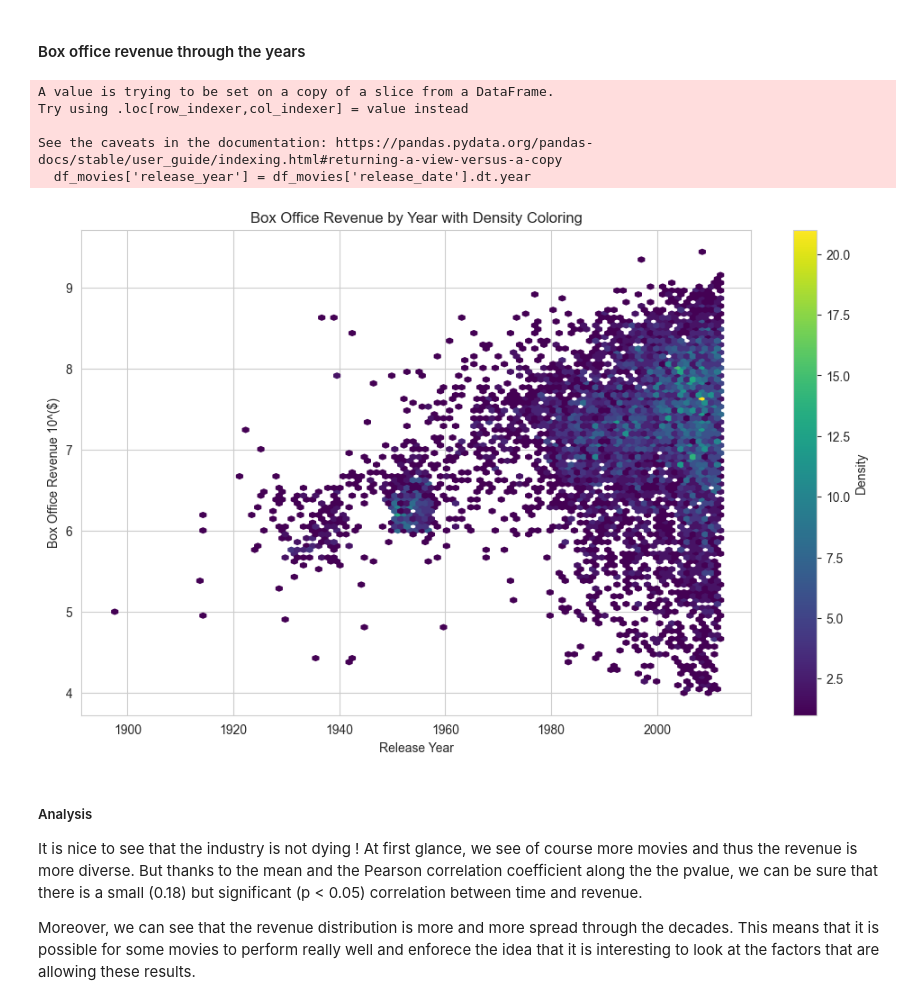
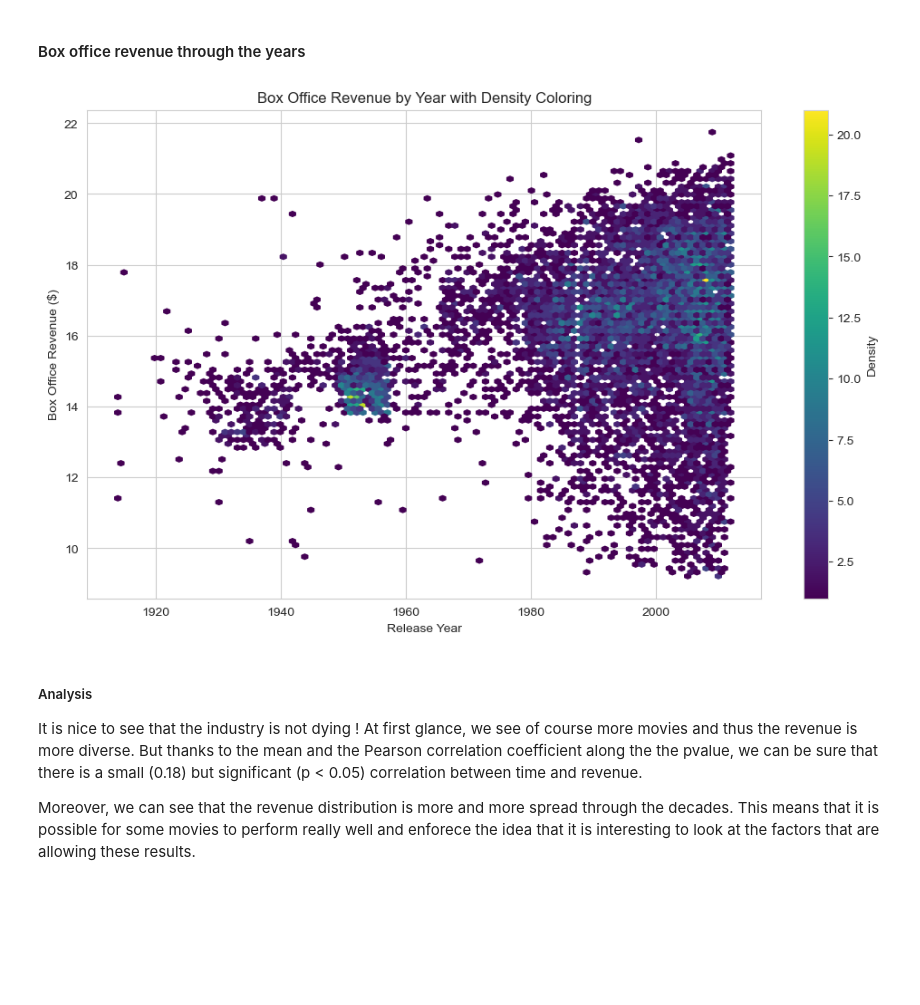
Before and after one commit to epfl-ada/ada-2024-project-awesometeam2024, a Jupyter notebook: results.ipynb, the cells around one changed output. Cells and saved outputs as stored; diff of their text form; code cells hidden in the pictures; blank space fills up the shorter version.

```diff
--- a/results.ipynb
+++ b/results.ipynb
@@ -171,7 +171,11 @@ df_movies = df_movies.dropna(subset=['box_office_revenue'])
 assert df_movies['box_office_revenue'].isnull().sum() == 0
 
 # Format release date
-df_movies['release_date'] = pd.to_datetime(df_movies['release_date'], errors='coerce')
+df_movies['release_day'] = df_movies['release_date'].apply(data_utils.get_day)
+df_movies['release_month'] = df_movies['release_date'].apply(data_utils.get_month)
+df_movies['release_year'] = df_movies['release_date'].apply(data_utils.get_year)
+df_movies = df_movies[df_movies['release_year'] >= 1900]
+df_movies.drop(columns=['release_date'], inplace=True)
 
 # Extracting the language values for all rows
 df_movies['languages'] = df_movies['languages'].apply(data_utils.convert_to_dict)
@@ -181,7 +185,7 @@ df_movies['genres'] = df_movies['genres'].apply(data_utils.create_genre_list)
 
 df_movies.to_csv(CMU_DATA_PREPROCESSED_PATH + 'movie.metadata.csv', index=False)
 
-df_movies.head(10)
+df_movies.sample(10)
 # %% [output]
 A value is trying to be set on a copy of a slice from a DataFrame.
 Try using .loc[row_indexer,col_indexer] = value instead
@@ -257,14 +260,14 @@ This part aims to investigate how each feature that we find as being individuall
 - Display average box office revenue by release season (summer, winter holiday, other).
 # %%
 # Apply the function to create a 'release_season' column
-df_movies['release_season'] = df_movies['release_date'].apply(data_utils.categorize_release_season)
+df_movies['release_season'] = df_movies['release_month'].apply(data_utils.categorize_release_season)
 
 # Calculate average revenues and standard error for each season
-season_stats = df_movies.groupby('release_season')['box_office_revenue'].agg(['mean', 'count', 'sem'])
+season_stats = df_movies.groupby('release_season')['box_office_revenue'].agg(['mean', 'sem'])
 
 # Print the average revenues by season
 print("Average Box Office Revenue by Release Season:")
-print(season_stats['count'])
+print(season_stats['sem'])
 
 # Plot the average revenues with standard error bars
 plt.figure(figsize=(10, 6))
@@ -829,33 +814,26 @@ we discovered some trends during the EDA analysis but to give an accurate advice
 #### Box office revenue through the years
 # %%
 # Plot the box office revenue for each film over the years
-df_movies['release_year'] = df_movies['release_date'].dt.year
-
 plt.figure(figsize=(12, 7))
 
-plt.hexbin(df_movies['release_year'], np.log10(df_movies['box_office_revenue']), gridsize=100, cmap='viridis', mincnt=1)
+plt.hexbin(df_movies['release_year'], np.log(df_movies['box_office_revenue']), gridsize=100, cmap='viridis', mincnt=1)
 
 #mean_revenue_per_year = df_movies.groupby('release_year')['box_office_revenue'].mean().reset_index()
 #plt.plot(mean_revenue_per_year['release_year'],np.log(mean_revenue_per_year['box_office_revenue']), color='red', label='Mean Revenue')
 
 #plt.yscale('log') #for some reasons this isn't working, so we aplied the log directly
 plt.colorbar(label='Density')
 plt.xlabel('Release Year')
-plt.ylabel('Box Office Revenue 10^($)')
+plt.ylabel('Box Office Revenue ($)')
 plt.title('Box Office Revenue by Year with Density Coloring')
 plt.show()
 
 
 
 # Calculate pearson correlation
 #print(f"Pearson correlation between release year and box office revenue: {stats.pearsonr(df_movies['release_year'], df_movies['box_office_revenue'])}")
 # %% [output]
-A value is trying to be set on a copy of a slice from a DataFrame.
-Try using .loc[row_indexer,col_indexer] = value instead
-
-See the caveats in the documentation: https://pandas.pydata.org/pandas-docs/stable/user_guide/indexing.html#returning-a-view-versus-a-copy
-  df_movies['release_year'] = df_movies['release_date'].dt.year
-[figure, old version]
+[figure, new version]
 # %% [markdown]
 ##### Analysis
 
```
Also changed, not shown: parts of 23 cells of this notebook, 4 other files.
